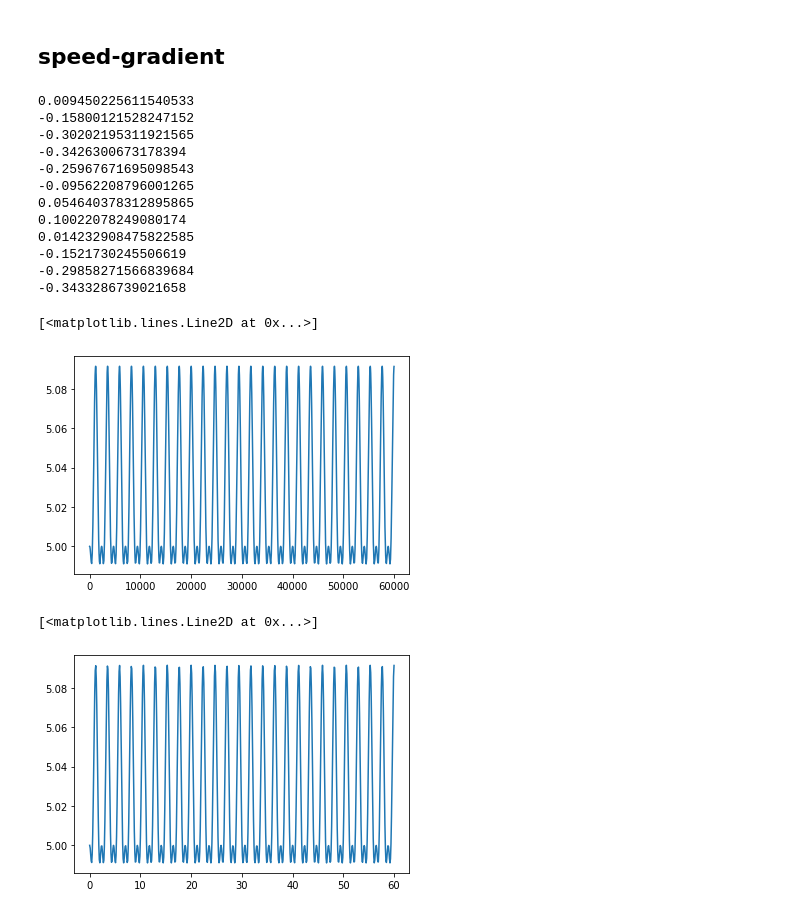
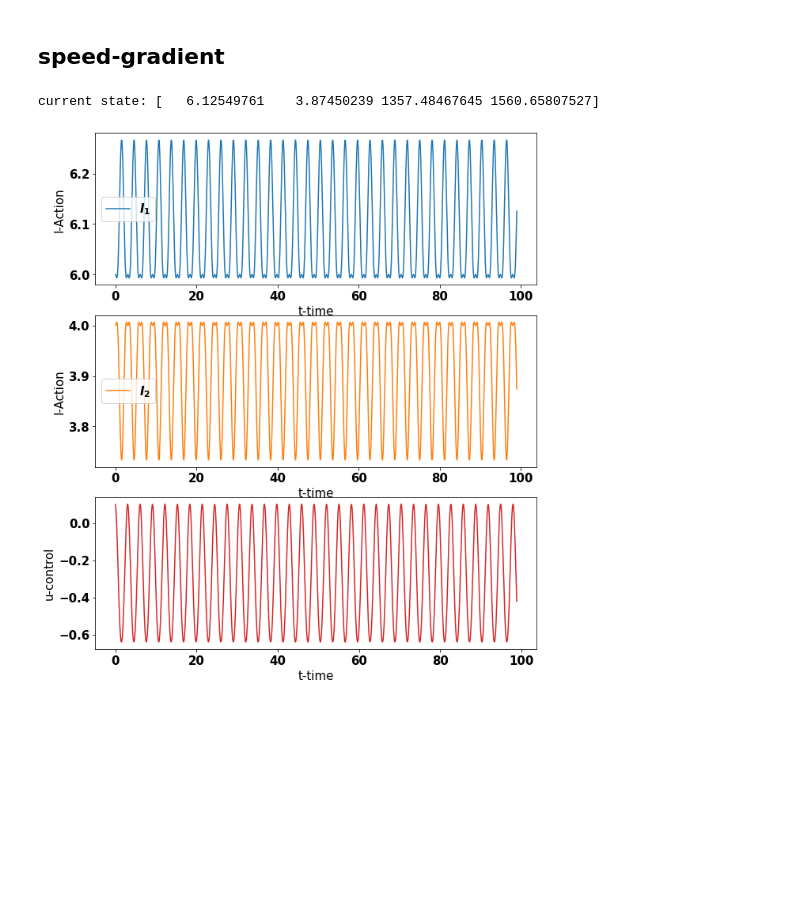
Before and after one commit to manyasha-n-m/hamilton-control, a Jupyter notebook: simulation.ipynb, the cells around one changed output. Cells and saved outputs as stored; diff of their text form; code cells hidden in the pictures; blank space fills up the shorter version.

```diff
--- a/simulation.ipynb
+++ b/simulation.ipynb
@@ -36,31 +40,13 @@ import optimize
 # %%
-m1 = Model1(np.array([5, 2, 0, 0]))
+m1 = Model1(init_state)
 u = 0.1
-for i in range(600):
+
+for i in range(990):
     m1.update(u)
-    u = optimize.speedgrad(m1.state, u, 8, 0.2)
-    print(u) if i%50==2 else _
+    u = speedgrad(m1.state, u, 8, 0.4)
+
+print('current state:', m1.state)
+m1.plot_evolution()
 # %% [output]
-0.009450225611540533
--0.15800121528247152
--0.30202195311921565
--0.3426300673178394
--0.25967671695098543
--0.09562208796001265
-0.054640378312895865
-0.10022078249080174
-0.014232908475822585
--0.1521730245506619
--0.29858271566839684
--0.3433286739021658
+current state: [   6.12549761    3.87450239 1357.48467645 1560.65807527]
+[figure, added]
-# %%
-X = m1.evolution
-plt.plot(X[:,0])
-# %% [output]
-[<matplotlib.lines.Line2D at 0x...>]
-[figure, removed]
-# %%
-m1.plot_measurable
-# %% [output]
-[<matplotlib.lines.Line2D at 0x...>]
-[figure, removed]
```
Also changed, not shown: parts of 19 cells of this notebook.
